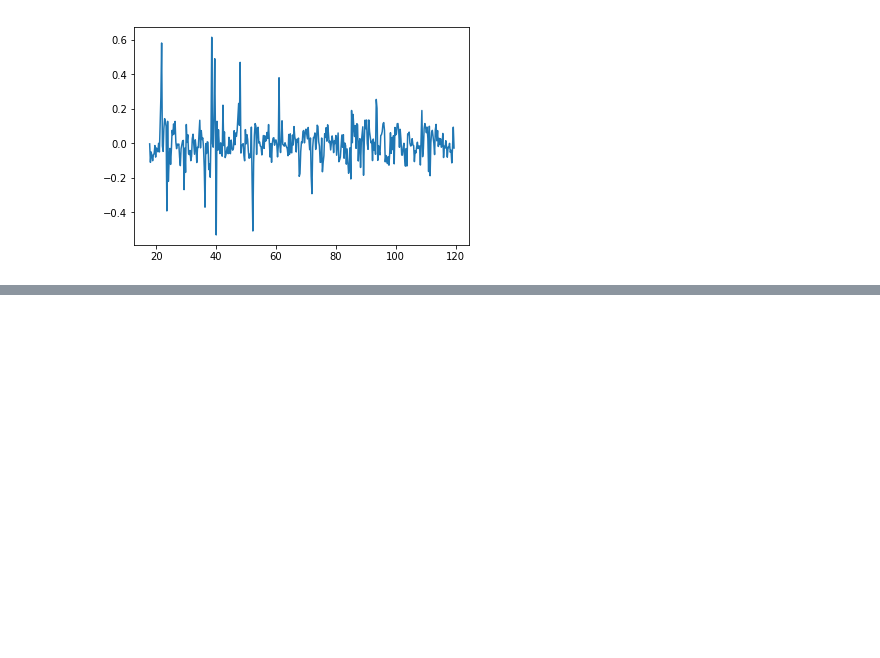
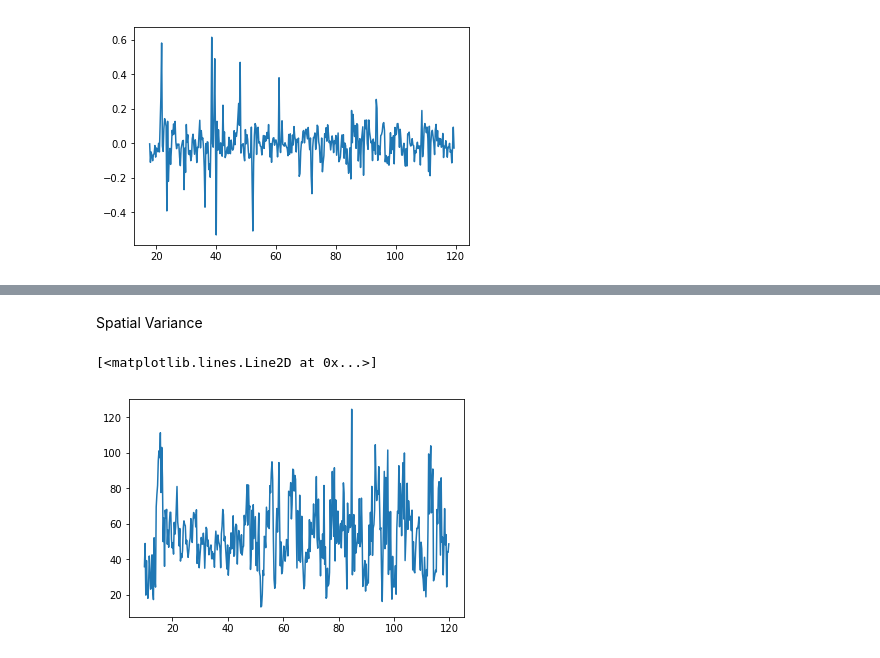
Before and after one commit to CourtneyQuinn/MOSS, a Jupyter notebook: CQ_EWS.ipynb, the cells around one changed output, grey strips where cells are left out. Drawn from its saved outputs; the diff is of its cells as text; code cells hidden in the pictures; blank space fills up the shorter version.

```diff
--- a/CQ_EWS.ipynb
+++ b/CQ_EWS.ipynb
@@ -229,0 +280,8 @@ print(skw_max)
+# %% [markdown]
+Spatial Variance
+# %%
+U_svar = np.var(U_test,axis=(1,2))
+plt.plot(time_test,U_svar)
+# %% [output]
+[<matplotlib.lines.Line2D at 0x...>]
+[figure, added]
```
Also changed, not shown: parts of 38 cells of this notebook.
